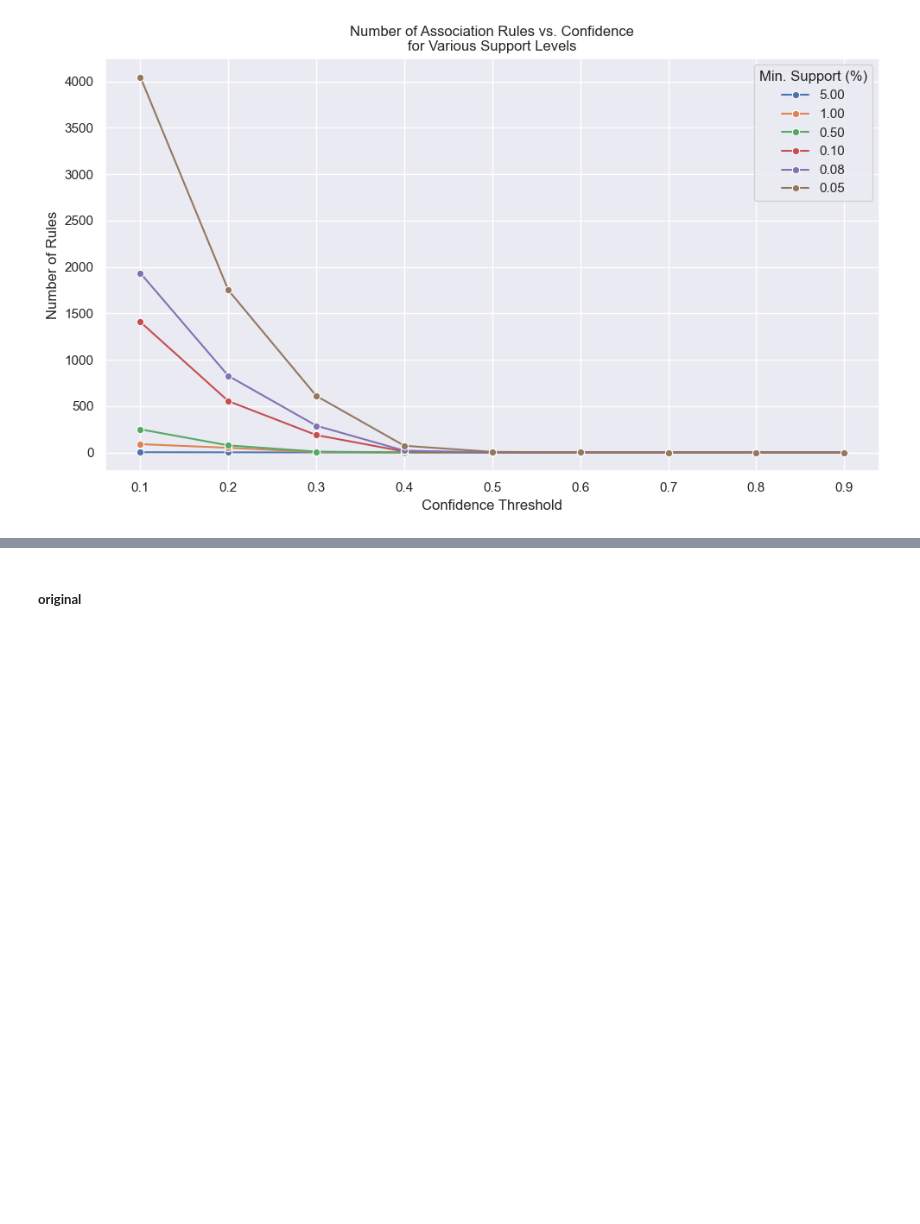
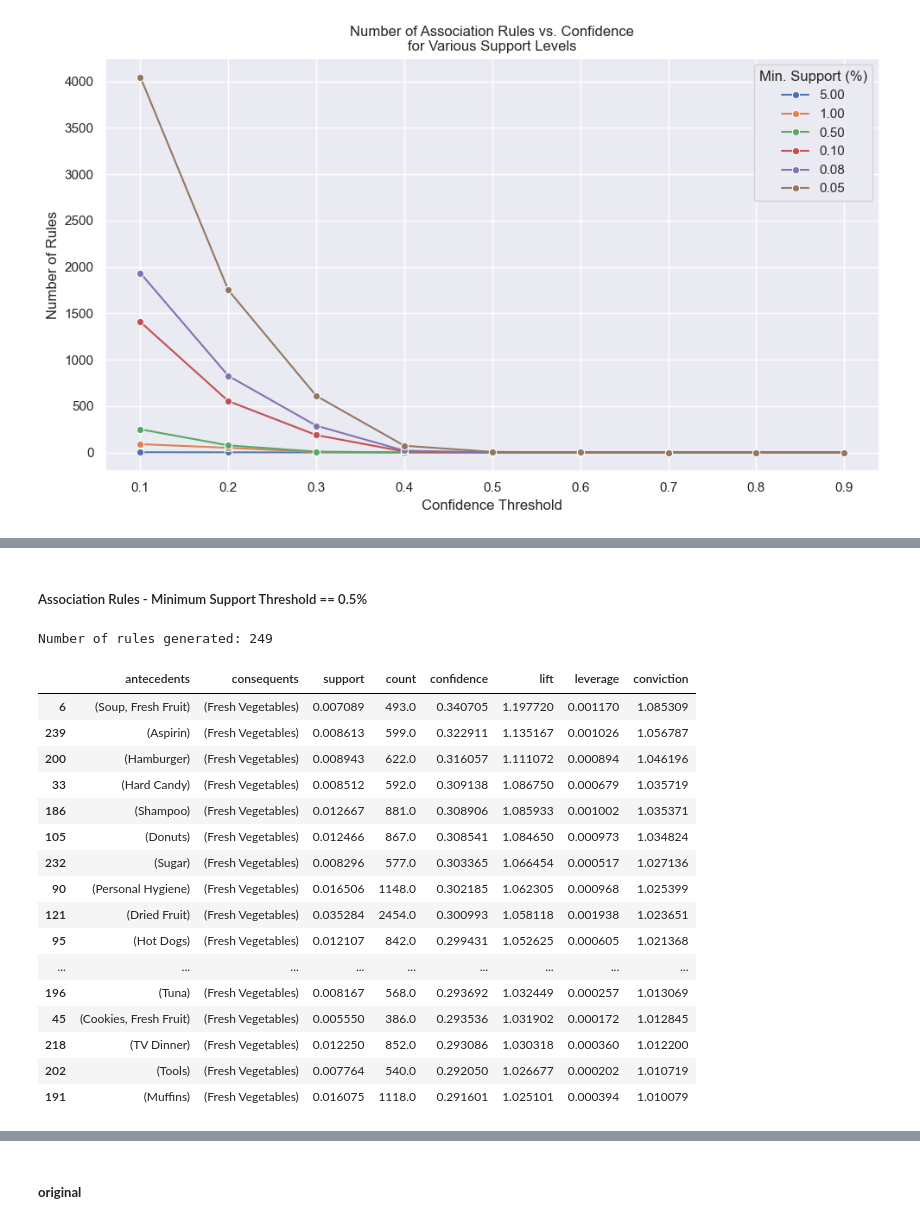
Before and after one commit to ijustsnapped/DataMine_PI, a Jupyter notebook: PD_202425_Project1/PD_202425_Project.ipynb, the cells around one changed output, grey strips where cells are left out. Cells and saved outputs as stored; diff of their text form; code cells hidden in the pictures; blank space fills up the shorter version.

```diff
--- a/PD_202425_Project1/PD_202425_Project.ipynb
+++ b/PD_202425_Project1/PD_202425_Project.ipynb
@@ -1006,0 +1032,25 @@ max_items
+# %% [markdown]
+##### Association Rules - Minimum Support Threshold == 0.5%
+# %%
+rules_05   = generate_rules(binary_foodmart, 0.005, metric='confidence', min_threshold=0.1)
+print("Number of rules generated:", len(rules_05))
+rules_05.sort_values('confidence', ascending=False).head(20)
+# %% [output]
+Number of rules generated: 249
+|  | antecedents | consequents | support | count | confidence | lift | leverage | conviction |
+| 6 | (Soup, Fresh Fruit) | (Fresh Vegetables) | 0.007089 | 493.0 | 0.340705 | 1.197720 | 0.001170 | 1.085309 |
+| 239 | (Aspirin) | (Fresh Vegetables) | 0.008613 | 599.0 | 0.322911 | 1.135167 | 0.001026 | 1.056787 |
+| 200 | (Hamburger) | (Fresh Vegetables) | 0.008943 | 622.0 | 0.316057 | 1.111072 | 0.000894 | 1.046196 |
+| 33 | (Hard Candy) | (Fresh Vegetables) | 0.008512 | 592.0 | 0.309138 | 1.086750 | 0.000679 | 1.035719 |
+| 186 | (Shampoo) | (Fresh Vegetables) | 0.012667 | 881.0 | 0.308906 | 1.085933 | 0.001002 | 1.035371 |
+| 105 | (Donuts) | (Fresh Vegetables) | 0.012466 | 867.0 | 0.308541 | 1.084650 | 0.000973 | 1.034824 |
+| 232 | (Sugar) | (Fresh Vegetables) | 0.008296 | 577.0 | 0.303365 | 1.066454 | 0.000517 | 1.027136 |
+| 90 | (Personal Hygiene) | (Fresh Vegetables) | 0.016506 | 1148.0 | 0.302185 | 1.062305 | 0.000968 | 1.025399 |
+| 121 | (Dried Fruit) | (Fresh Vegetables) | 0.035284 | 2454.0 | 0.300993 | 1.058118 | 0.001938 | 1.023651 |
+| 95 | (Hot Dogs) | (Fresh Vegetables) | 0.012107 | 842.0 | 0.299431 | 1.052625 | 0.000605 | 1.021368 |
+| ... | ... | ... | ... | ... | ... | ... | ... | ... |
+| 196 | (Tuna) | (Fresh Vegetables) | 0.008167 | 568.0 | 0.293692 | 1.032449 | 0.000257 | 1.013069 |
+| 45 | (Cookies, Fresh Fruit) | (Fresh Vegetables) | 0.005550 | 386.0 | 0.293536 | 1.031902 | 0.000172 | 1.012845 |
+| 218 | (TV Dinner) | (Fresh Vegetables) | 0.012250 | 852.0 | 0.293086 | 1.030318 | 0.000360 | 1.012200 |
+| 202 | (Tools) | (Fresh Vegetables) | 0.007764 | 540.0 | 0.292050 | 1.026677 | 0.000202 | 1.010719 |
+| 191 | (Muffins) | (Fresh Vegetables) | 0.016075 | 1118.0 | 0.291601 | 1.025101 | 0.000394 | 1.010079 |
```
Also changed, not shown: parts of 21 cells of this notebook.
